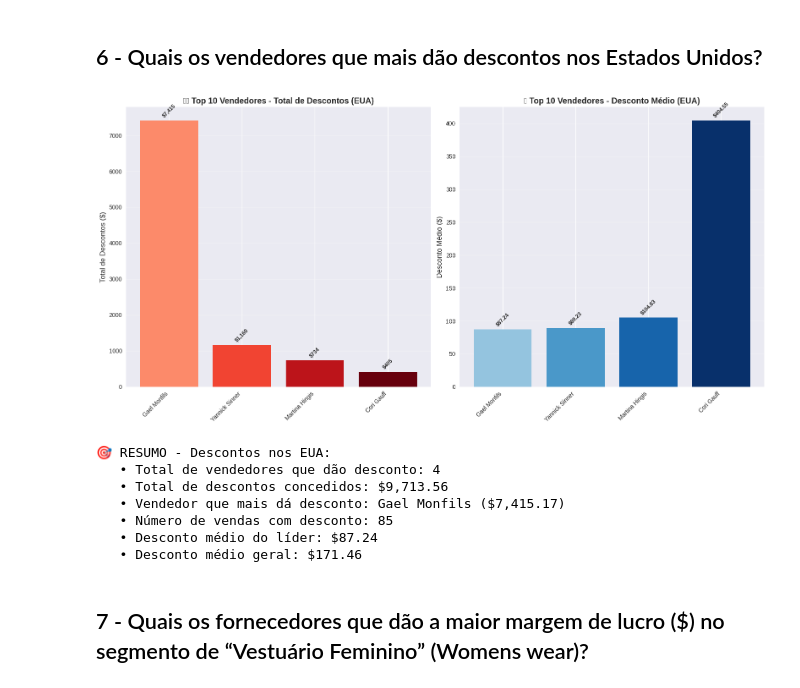
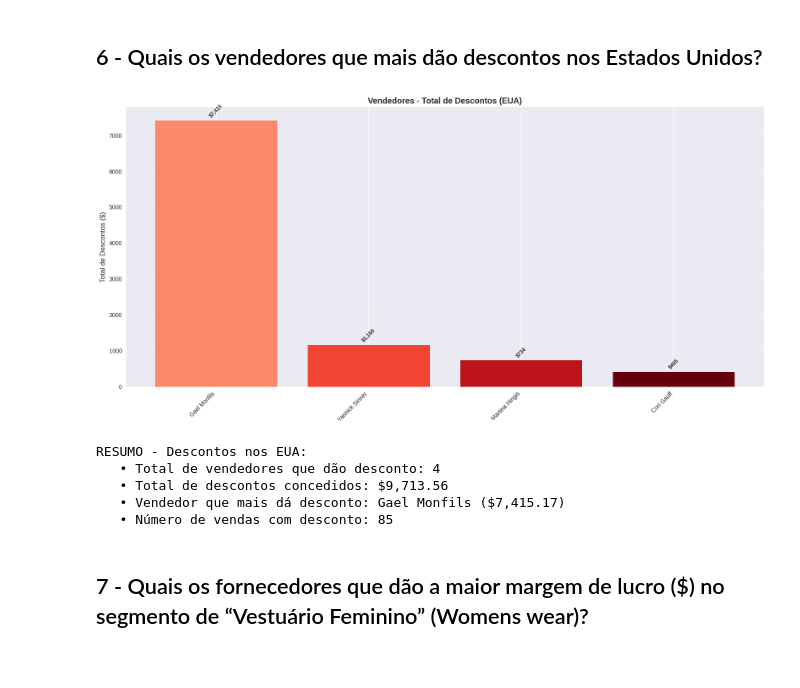
Before and after one commit to filipe-rds/BI-Atividade-1, a Jupyter notebook: notebooks/notebook.ipynb, the cells around one changed output. Drawn from its saved outputs; the diff is of its cells as text; code cells hidden in the pictures.

```diff
--- a/notebooks/notebook.ipynb
+++ b/notebooks/notebook.ipynb
@@ -322,7 +321,7 @@ JOIN paises pa ON c.pais_id = pa.id
 WHERE cat.nome = 'Men´s Footwear'
   AND pa.nome = 'Germany'
 GROUP BY c.nome
-ORDER BY total_vendas DESC;
+ORDER BY total_vendas ASC;
 """
 
 df_clientes_calcados_alemanha = pd.read_sql(query_clientes_calcados_alemanha, engine)
@@ -334,9 +333,9 @@ plt.figure(figsize=(12, 8))
 if len(df_clientes_calcados_alemanha) > 0:
     top_clientes = df_clientes_calcados_alemanha.head(10)  # Top 10 se houver muitos
     bars = plt.barh(range(len(top_clientes)), top_clientes['total_vendas'],
-                    color=plt.cm.Set1(np.linspace(0, 1, len(top_clientes))))
+                    color=plt.cm.Set1(np.linspace(0, 1, len(top_clientes) + 2)))
     plt.yticks(range(len(top_clientes)), top_clientes['cliente'])
-    plt.title('🇩🇪 Principais Clientes - Calçados Masculinos na Alemanha', fontsize=16, fontweight='bold')
+    plt.title('Principais Clientes - Calçados Masculinos na Alemanha', fontsize=16, fontweight='bold')
     plt.xlabel('Total de Vendas ($)', fontsize=12)
     plt.grid(True, alpha=0.3, axis='x')
 
@@ -352,7 +351,7 @@ if len(df_clientes_calcados_alemanha) > 0:
     plt.show()
 
     # Resumo estatístico
-    print(f"\n🎯 RESUMO - Calçados Masculinos na Alemanha:")
+    print(f"\nRESUMO - Calçados Masculinos na Alemanha:")
     print(f"   • Total de clientes: {len(df_clientes_calcados_alemanha)}")
     print(f"   • Faturamento total: ${df_clientes_calcados_alemanha['total_vendas'].sum():,.2f}")
     print(f"   • Principal cliente: {df_clientes_calcados_alemanha.iloc[0]['cliente']} (${df_clientes_calcados_alemanha.iloc[0]['total_vendas']:,.2f})")
@@ -360,10 +359,10 @@ if len(df_clientes_calcados_alemanha) > 0:
         print(f"   • 2º cliente: {df_clientes_calcados_alemanha.iloc[1]['cliente']} (${df_clientes_calcados_alemanha.iloc[1]['total_vendas']:,.2f})")
     print(f"   • Participação do principal: {(df_clientes_calcados_alemanha.iloc[0]['total_vendas']/df_clientes_calcados_alemanha['total_vendas'].sum())*100:.1f}%")
 else:
-    plt.text(0.5, 0.5, '⚠️ Nenhum cliente encontrado\npara Calçados Masculinos na Alemanha',
+    plt.text(0.5, 0.5, 'Nenhum cliente encontrado\npara Calçados Masculinos na Alemanha',
              ha='center', va='center', transform=plt.gca().transAxes, fontsize=16,
              bbox=dict(boxstyle='round', facecolor='lightgray', alpha=0.5))
     plt.title('🇩🇪 Principais Clientes - Calçados Masculinos na Alemanha', fontsize=16, fontweight='bold')
     plt.show()
-    print("⚠️ Nenhum registro encontrado para Calçados Masculinos na Alemanha")
+    print("Nenhum registro encontrado para Calçados Masculinos na Alemanha")
 # %% [output]
@@ -381,8 +380,7 @@ query_vendedores_descontos_eua = """
 SELECT
     ve.nome AS vendedor,
     SUM(v.desconto) AS total_descontos,
-    COUNT(v.id) AS num_vendas,
-    AVG(v.desconto) AS desconto_medio
+    COUNT(v.id) AS num_vendas
 FROM vendas v
 JOIN pedidos p ON v.pedido_id = p.id
 JOIN vendedores ve ON p.vendedor_id = ve.id
@@ -398,72 +396,51 @@ df_vendedores_descontos_eua = pd.read_sql(query_vendedores_descontos_eua, engine
 df_vendedores_descontos_eua
 
 # Gráficos para análise de descontos
-fig, (ax1, ax2) = plt.subplots(1, 2, figsize=(16, 8))
+fig, (ax1) = plt.subplots(1, figsize=(16, 8))
 
 if len(df_vendedores_descontos_eua) > 0:
     # Gráfico 1: Total de descontos por vendedor
     top_10_vendedores = df_vendedores_descontos_eua.head(10)
     bars1 = ax1.bar(range(len(top_10_vendedores)), top_10_vendedores['total_descontos'],
                     color=plt.cm.Reds(np.linspace(0.4, 1, len(top_10_vendedores))))
     ax1.set_xticks(range(len(top_10_vendedores)))
     ax1.set_xticklabels(top_10_vendedores['vendedor'], rotation=45, ha='right')
-    ax1.set_title('🇺🇸 Top 10 Vendedores - Total de Descontos (EUA)', fontsize=14, fontweight='bold')
+    ax1.set_title('Vendedores - Total de Descontos (EUA)', fontsize=14, fontweight='bold')
     ax1.set_ylabel('Total de Descontos ($)', fontsize=12)
     ax1.grid(True, alpha=0.3, axis='y')
 
     # Adicionar valores nas barras
     for i, bar in enumerate(bars1):
         height = bar.get_height()
         ax1.annotate(f'${height:,.0f}',
                     xy=(bar.get_x() + bar.get_width() / 2, height),
                     xytext=(0, 3), textcoords="offset points",
                     ha='center', va='bottom', fontsize=9, fontweight='bold', rotation=45)
 
-    # Gráfico 2: Desconto médio por vendedor
-    bars2 = ax2.bar(range(len(top_10_vendedores)), top_10_vendedores['desconto_medio'],
-                    color=plt.cm.Blues(np.linspace(0.4, 1, len(top_10_vendedores))))
-    ax2.set_xticks(range(len(top_10_vendedores)))
-    ax2.set_xticklabels(top_10_vendedores['vendedor'], rotation=45, ha='right')
-    ax2.set_title('📊 Top 10 Vendedores - Desconto Médio (EUA)', fontsize=14, fontweight='bold')
-    ax2.set_ylabel('Desconto Médio ($)', fontsize=12)
-    ax2.grid(True, alpha=0.3, axis='y')
-
-    # Adicionar valores nas barras
-    for i, bar in enumerate(bars2):
-        height = bar.get_height()
-        ax2.annotate(f'${height:,.2f}',
-                    xy=(bar.get_x() + bar.get_width() / 2, height),
-                    xytext=(0, 3), textcoords="offset points",
-                    ha='center', va='bottom', fontsize=9, fontweight='bold', rotation=45)
-
     plt.tight_layout()
     plt.show()
 
     # Resumo estatístico
-    print(f"\n🎯 RESUMO - Descontos nos EUA:")
+    print(f"\nRESUMO - Descontos nos EUA:")
     print(f"   • Total de vendedores que dão desconto: {len(df_vendedores_descontos_eua)}")
     print(f"   • Total de descontos concedidos: ${df_vendedores_descontos_eua['total_descontos'].sum():,.2f}")
     print(f"   • Vendedor que mais dá desconto: {df_vendedores_descontos_eua.iloc[0]['vendedor']} (${df_vendedores_descontos_eua.iloc[0]['total_descontos']:,.2f})")
     print(f"   • Número de vendas com desconto: {df_vendedores_descontos_eua.iloc[0]['num_vendas']}")
-    print(f"   • Desconto médio do líder: ${df_vendedores_descontos_eua.iloc[0]['desconto_medio']:,.2f}")
-    print(f"   • Desconto médio geral: ${df_vendedores_descontos_eua['desconto_medio'].mean():,.2f}")
 
 else:
-    ax1.text(0.5, 0.5, '⚠️ Nenhum desconto encontrado nos EUA',
+    ax1.text(0.5, 0.5, 'Nenhum desconto encontrado nos EUA',
              ha='center', va='center', transform=ax1.transAxes, fontsize=14)
-    ax2.text(0.5, 0.5, '⚠️ Nenhum desconto encontrado nos EUA',
+    ax2.text(0.5, 0.5, 'Nenhum desconto encontrado nos EUA',
              ha='center', va='center', transform=ax2.transAxes, fontsize=14)
     plt.show()
-    print("⚠️ Nenhum registro de descontos encontrado nos EUA")
+    print("Nenhum registro de descontos encontrado nos EUA")
 # %% [output]
-[figure, old version]
+[figure, new version]
-🎯 RESUMO - Descontos nos EUA:
+RESUMO - Descontos nos EUA:
    • Total de vendedores que dão desconto: 4
    • Total de descontos concedidos: $9,713.56
    • Vendedor que mais dá desconto: Gael Monfils ($7,415.17)
    • Número de vendas com desconto: 85
-   • Desconto médio do líder: $87.24
-   • Desconto médio geral: $171.46
 # %% [markdown]
 ## 7 - Quais os fornecedores que dão a maior margem de lucro ($) no segmento de “Vestuário Feminino” (Womens wear)?
 # %%
```
Also changed, not shown: parts of 10 cells of this notebook.
